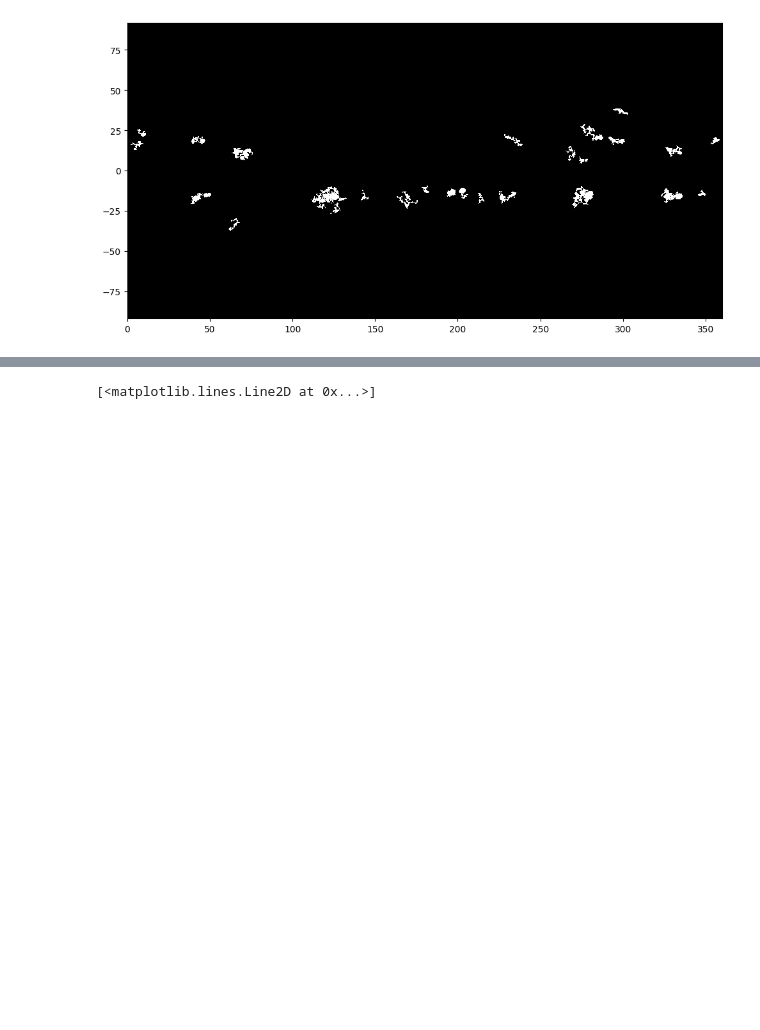
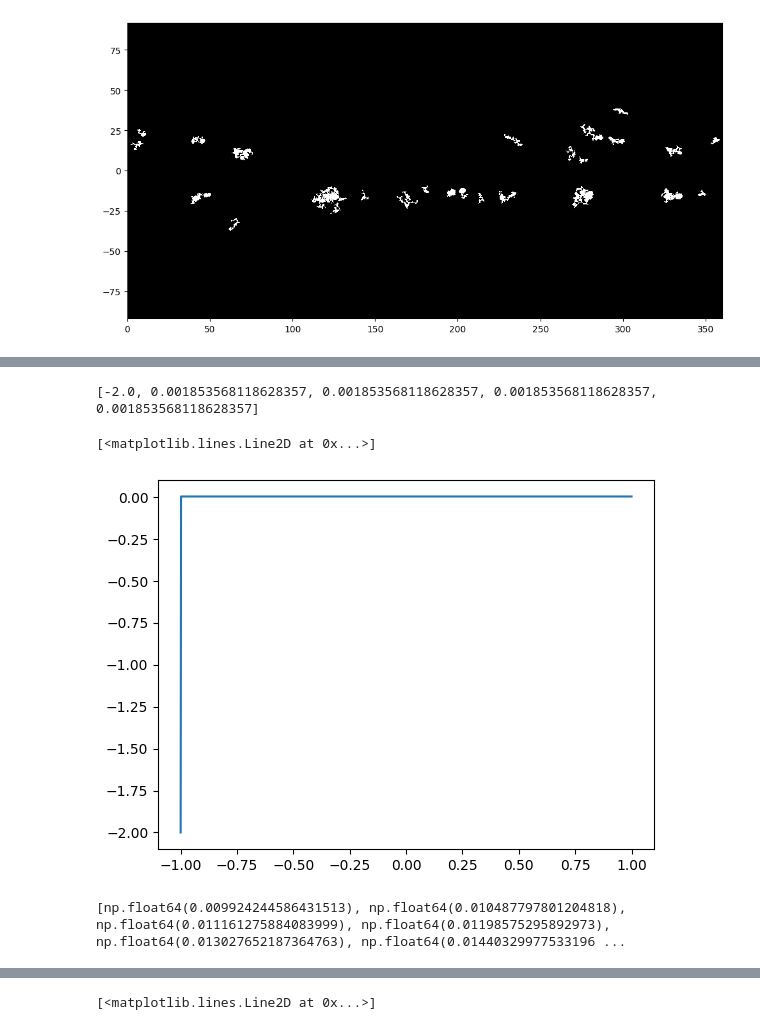
Before and after one commit to Samapti25/solar, a Jupyter notebook: carringtonmaps.ipynb, the cells around one changed output, grey strips where cells are left out. Drawn from its saved outputs; the diff is of its cells as text; code cells hidden in the pictures; blank space fills up the shorter version.

```diff
--- a/carringtonmaps.ipynb
+++ b/carringtonmaps.ipynb
@@ -338,0 +437,24 @@ plt.colorbar()
+# %%
+diff=[]
+for i in range(ny):
+  diff_sinlat=  sinlat[i]- sinlat[i-1]
+  diff.append(diff_sinlat)
+print(diff[:5])
+# %% [output]
+[-2.0, 0.001853568118628357, 0.001853568118628357, 0.001853568118628357, 0.001853568118628357]
+# %%
+plt.plot(sinlat,diff )
+# %% [output]
+[<matplotlib.lines.Line2D at 0x...>]
+[figure, added]
+# %%
+diff=[]
+for i in range(ny):
+  if i==0:
+     diff_colatrad= 0
+  else:
+    diff_colatrad=  colatrad[i-1]- colatrad[i]
+  diff.append(diff_colatrad)
+print(diff[1070:])
+# %% [output]
+[np.float64(0.009924244586431513), np.float64(0.010487797801204818), np.float64(0.011161275884083999), np.float64(0.01198575295892973), np.float64(0.013027652187364763), np.float64(0.01440329977533196 ...
```
Also changed, not shown: parts of 38 cells of this notebook.
